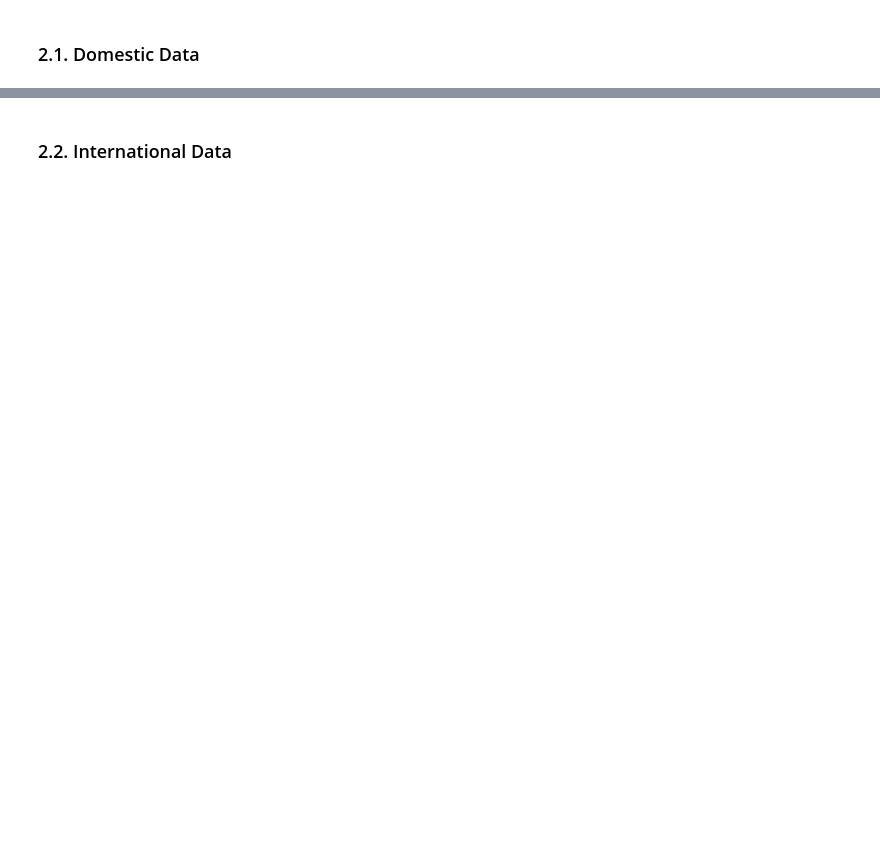
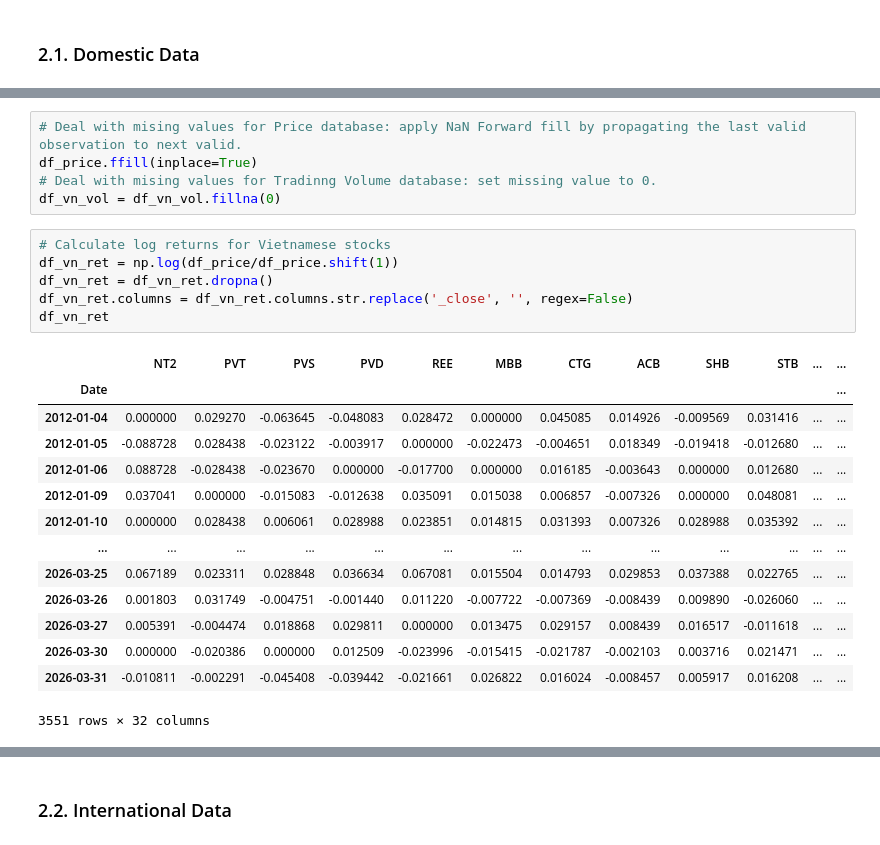
Before and after one commit to SebastianoDenegri/vietnam-systemic-risk-index, a Jupyter notebook: A_Systemic_Risk_Framework_for_the_Vietnamese_Market_a_Composite_Risk_Index_and_Financial_Stress_Prediction.ipynb, the cells around one changed output, grey strips where cells are left out. Cells and saved outputs as stored; diff of their text form; blank space fills up the shorter version.

```diff
--- a/A_Systemic_Risk_Framework_for_the_Vietnamese_Market_a_Composite_Risk_Index_and_Financial_Stress_Prediction.ipynb
+++ b/A_Systemic_Risk_Framework_for_the_Vietnamese_Market_a_Composite_Risk_Index_and_Financial_Stress_Prediction.ipynb
@@ -359,0 +435,26 @@ df_glob.shape
+# %%
+# Deal with mising values for Price database: apply NaN Forward fill by propagating the last valid observation to next valid.
+df_price.ffill(inplace=True)
+# Deal with mising values for Tradinng Volume database: set missing value to 0.
+df_vn_vol = df_vn_vol.fillna(0)
+# %%
+# Calculate log returns for Vietnamese stocks
+df_vn_ret = np.log(df_price/df_price.shift(1))
+df_vn_ret = df_vn_ret.dropna()
+df_vn_ret.columns = df_vn_ret.columns.str.replace('_close', '', regex=False)
+df_vn_ret
+# %% [output]
+|  | NT2 | PVT | PVS | PVD | REE | MBB | CTG | ACB | SHB | STB | ... | ... |
+| Date |  |  |  |  |  |  |  |  |  |  |  | ... |
+| 2012-01-04 | 0.000000 | 0.029270 | -0.063645 | -0.048083 | 0.028472 | 0.000000 | 0.045085 | 0.014926 | -0.009569 | 0.031416 | ... | ... |
+| 2012-01-05 | -0.088728 | 0.028438 | -0.023122 | -0.003917 | 0.000000 | -0.022473 | -0.004651 | 0.018349 | -0.019418 | -0.012680 | ... | ... |
+| 2012-01-06 | 0.088728 | -0.028438 | -0.023670 | 0.000000 | -0.017700 | 0.000000 | 0.016185 | -0.003643 | 0.000000 | 0.012680 | ... | ... |
+| 2012-01-09 | 0.037041 | 0.000000 | -0.015083 | -0.012638 | 0.035091 | 0.015038 | 0.006857 | -0.007326 | 0.000000 | 0.048081 | ... | ... |
+| 2012-01-10 | 0.000000 | 0.028438 | 0.006061 | 0.028988 | 0.023851 | 0.014815 | 0.031393 | 0.007326 | 0.028988 | 0.035392 | ... | ... |
+| ... | ... | ... | ... | ... | ... | ... | ... | ... | ... | ... | ... | ... |
+| 2026-03-25 | 0.067189 | 0.023311 | 0.028848 | 0.036634 | 0.067081 | 0.015504 | 0.014793 | 0.029853 | 0.037388 | 0.022765 | ... | ... |
+| 2026-03-26 | 0.001803 | 0.031749 | -0.004751 | -0.001440 | 0.011220 | -0.007722 | -0.007369 | -0.008439 | 0.009890 | -0.026060 | ... | ... |
+| 2026-03-27 | 0.005391 | -0.004474 | 0.018868 | 0.029811 | 0.000000 | 0.013475 | 0.029157 | 0.008439 | 0.016517 | -0.011618 | ... | ... |
+| 2026-03-30 | 0.000000 | -0.020386 | 0.000000 | 0.012509 | -0.023996 | -0.015415 | -0.021787 | -0.002103 | 0.003716 | 0.021471 | ... | ... |
+| 2026-03-31 | -0.010811 | -0.002291 | -0.045408 | -0.039442 | -0.021661 | 0.026822 | 0.016024 | -0.008457 | 0.005917 | 0.016208 | ... | ... |
+3551 rows × 32 columns
```
Also changed, not shown: parts of 22 cells of this notebook.
